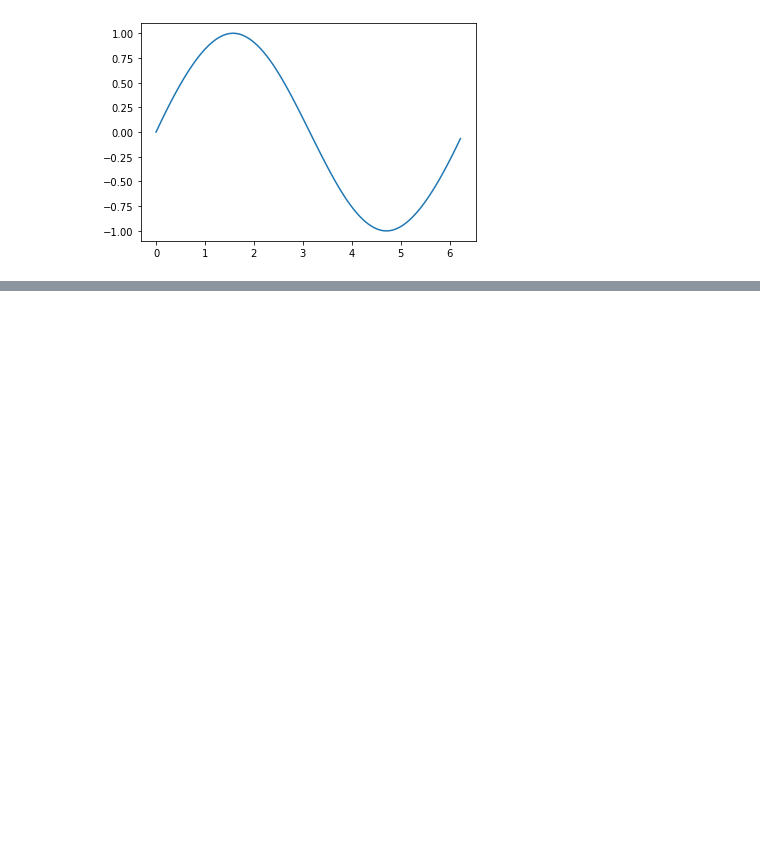
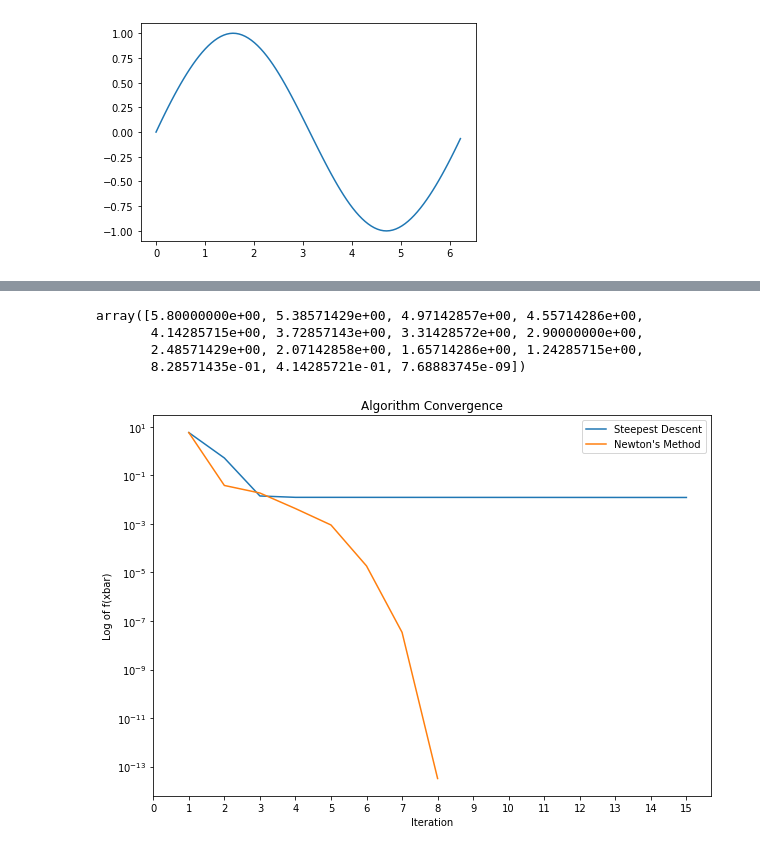
Before and after one commit to wpmcgrath95/MATH-693A-Advanced-Numerical-Methods, a Jupyter notebook: python/homework2.ipynb, the cells around one changed output, grey strips where cells are left out. Saved outputs shown, nothing was run; the diff lists cells and outputs as text; code cells hidden in the pictures; blank space fills up the shorter version.

```diff
--- a/python/homework2.ipynb
+++ b/python/homework2.ipynb
@@ -95,0 +372,32 @@ def strong_wolfe_conditions(objective_func, xbar_trans, alpha, pbar_k):
+# %%
+# steepest descent and newton's method semi-log plots
+def plot_semilogy(sd_f_xbar_list, nm_f_xbar_list):
+    sd_indx_list = np.linspace(1, len(sd_f_xbar_list), 15)
+    nm_indx_list = np.linspace(1, len(nm_f_xbar_list), len(nm_f_xbar_list))
+
+    plt.figure(figsize=(10, 7))
+    plt.semilogy(sd_indx_list, sd_f_xbar_list, label='Steepest Descent');
+    plt.semilogy(nm_indx_list, nm_f_xbar_list, label="Newton's Method");
+    plt.xlabel('Iteration')
+    plt.ylabel('Log of f(xbar)')
+    plt.title('Algorithm Convergence')
+    plt.xticks(np.arange(0,16))
+    plt.legend(loc=0)
+
+    return None
+# %%
+np.linspace(sd_df['f(xbar)'].to_list()[0], sd_df['f(xbar)'].to_list()[-1], 15)
+# %% [output]
+array([5.80000000e+00, 5.38571429e+00, 4.97142857e+00, 4.55714286e+00,
+       4.14285715e+00, 3.72857143e+00, 3.31428572e+00, 2.90000000e+00,
+       2.48571429e+00, 2.07142858e+00, 1.65714286e+00, 1.24285715e+00,
+       8.28571435e-01, 4.14285721e-01, 7.68883745e-09])
+# %%
+# plot
+# we see that the Steepest Descent algorithm is linearly convergent
+# Newton algorithm is significantly faster (quadratically convergent)
+sd_f_xbar_list = sd_df['f(xbar)'].to_list()[0:15]
+nm_f_xbar_list = nm_df['f(xbar)'].to_list()
+plot_semilogy(sd_f_xbar_list, nm_f_xbar_list)
+# %% [output]
+[figure, added]
```
Also changed, not shown: parts of 26 cells of this notebook.
